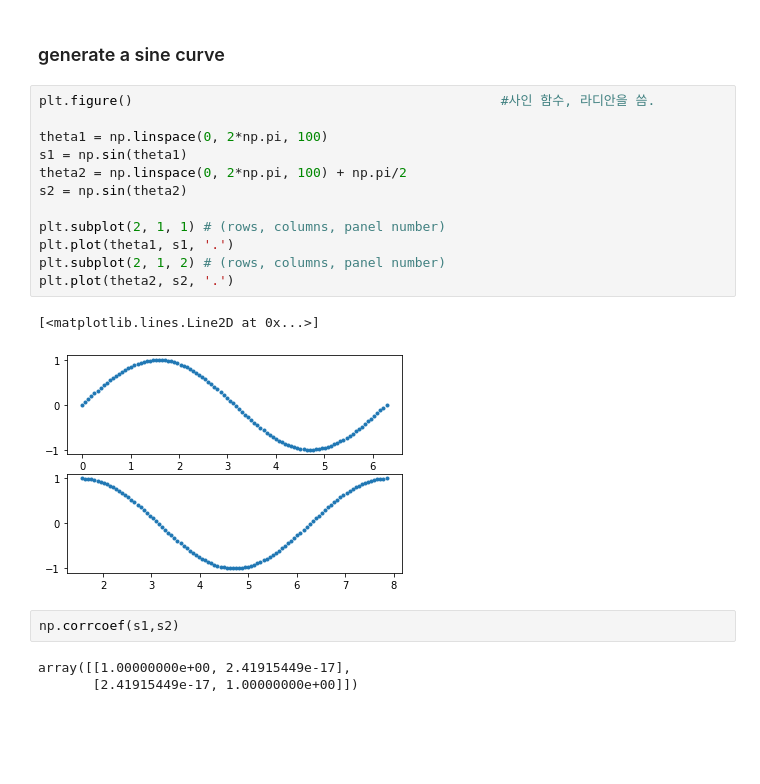
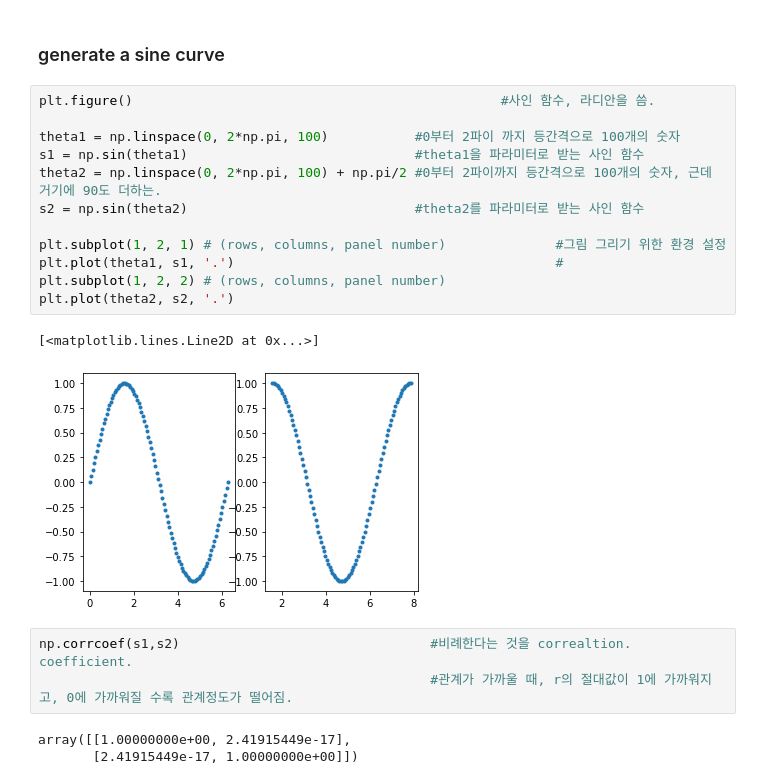
Before and after one commit to PJHSE/Class2022Spring, a Jupyter notebook: 1st week 2(20220316).ipynb, the cells around one changed output. Drawn from its saved outputs; the diff is of its cells as text; blank space fills up the shorter version.

```diff
--- a/1st week 2(20220316).ipynb
+++ b/1st week 2(20220316).ipynb
@@ -178,20 +179,21 @@ plt.hist(x, bins=10)
 # %%
 plt.figure()                                               #사인 함수, 라디안을 씀.
 
-theta1 = np.linspace(0, 2*np.pi, 100)
-s1 = np.sin(theta1)
-theta2 = np.linspace(0, 2*np.pi, 100) + np.pi/2
-s2 = np.sin(theta2)
+theta1 = np.linspace(0, 2*np.pi, 100)           #0부터 2파이 까지 등간격으로 100개의 숫자
+s1 = np.sin(theta1)                             #theta1을 파라미터로 받는 사인 함수
+theta2 = np.linspace(0, 2*np.pi, 100) + np.pi/2 #0부터 2파이까지 등간격으로 100개의 숫자, 근데 거기에 90도 더하는.
+s2 = np.sin(theta2)                             #theta2를 파라미터로 받는 사인 함수
 
-plt.subplot(2, 1, 1) # (rows, columns, panel number)
-plt.plot(theta1, s1, '.')
-plt.subplot(2, 1, 2) # (rows, columns, panel number)
+plt.subplot(1, 2, 1) # (rows, columns, panel number)              #그림 그리기 위한 환경 설정
+plt.plot(theta1, s1, '.')                                         #
+plt.subplot(1, 2, 2) # (rows, columns, panel number)
 plt.plot(theta2, s2, '.')
 # %% [output]
 [<matplotlib.lines.Line2D at 0x...>]
-[figure, old version]
+[figure, new version]
-# %%
-np.corrcoef(s1,s2)
-# %% [output]
-array([[1.00000000e+00, 2.41915449e-17],
-       [2.41915449e-17, 1.00000000e+00]])
+# %%
+np.corrcoef(s1,s2)                                #비례한다는 것을 correaltion. coefficient.
+                                                  #관계가 가까울 때, r의 절대값이 1에 가까워지고, 0에 가까워질 수록 관계정도가 떨어짐.
+# %% [output]
+array([[1.00000000e+00, 2.41915449e-17],
+       [2.41915449e-17, 1.00000000e+00]])
```
Also changed, not shown: parts of 3 cells of this notebook.
